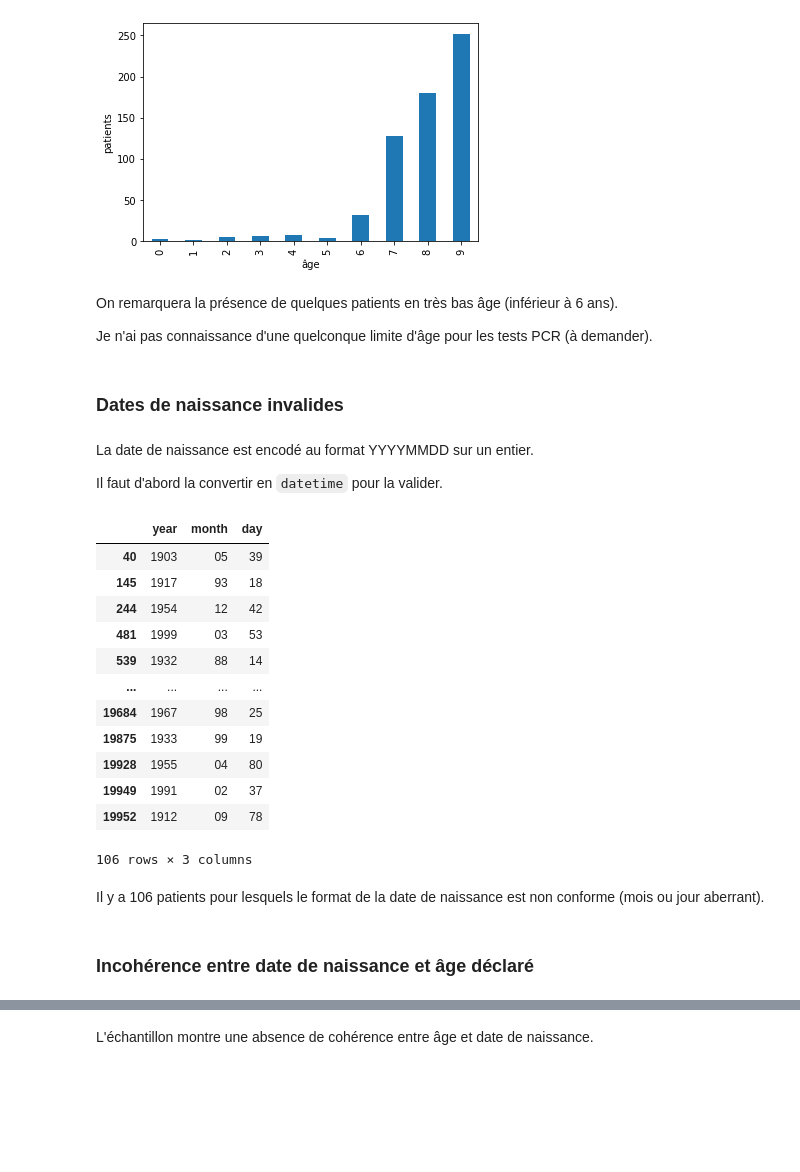
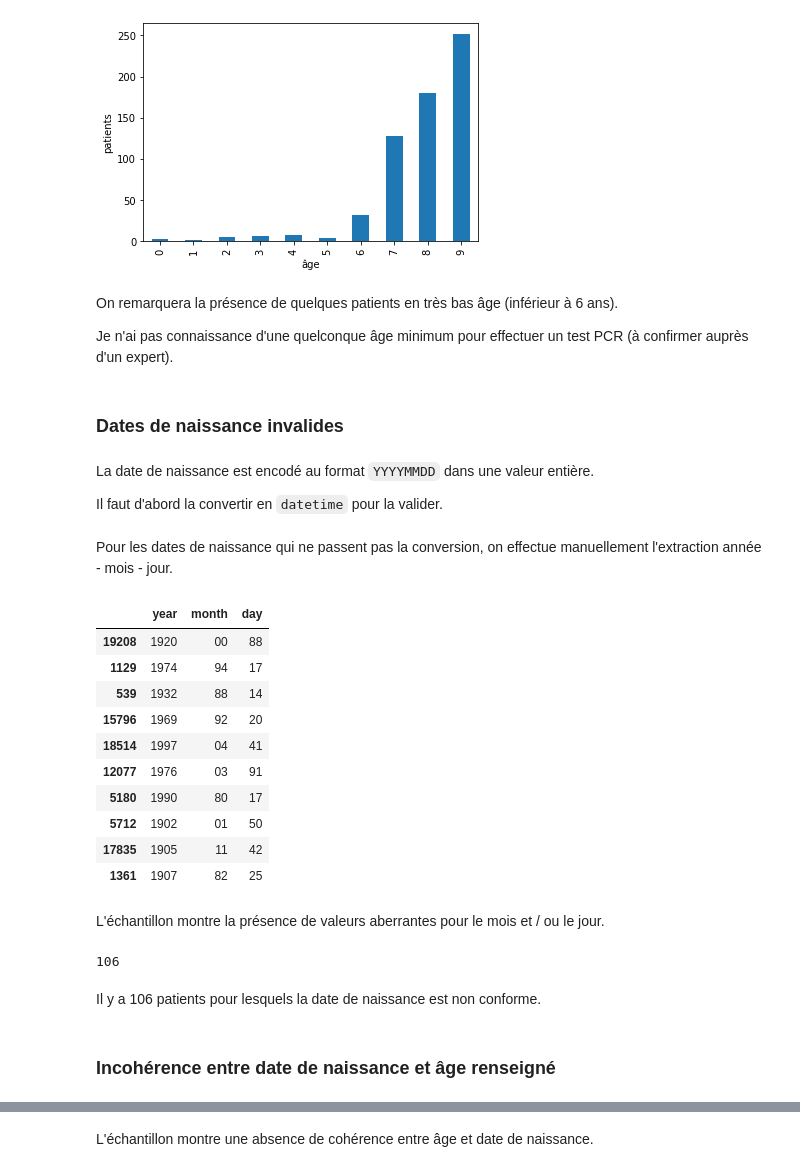
Before and after one commit to ghisvail/inria-aphp-assignment, a Jupyter notebook: qa.ipynb, the cells around one changed output, grey strips where cells are left out. Saved outputs shown, nothing was run; the diff lists cells and outputs as text; code cells hidden in the pictures; blank space fills up the shorter version.

```diff
--- a/qa.ipynb
+++ b/qa.ipynb
@@ -275,10 +273,10 @@ df_patient[df_patient.age < 10].age.value_counts().sort_index().plot.bar(xlabel=
 # %% [markdown]
 On remarquera la présence de quelques patients en très bas âge (inférieur à 6 ans).
 
-Je n'ai pas connaissance d'une quelconque limite d'âge pour les tests PCR (à demander).
+Je n'ai pas connaissance d'une quelconque âge minimum pour effectuer un test PCR (à confirmer auprès d'un expert).
 # %% [markdown]
 ### Dates de naissance invalides
 # %% [markdown]
-La date de naissance est encodé au format YYYYMMDD sur un entier.
+La date de naissance est encodé au format `YYYYMMDD` dans une valeur entière.
 
 Il faut d'abord la convertir en `datetime` pour la valider.
@@ -285,30 +287,32 @@ Il faut d'abord la convertir en `datetime` pour la valider.
+# %% [markdown]
+Pour les dates de naissance qui ne passent pas la conversion, on effectue manuellement l'extraction année - mois - jour.
 # %%
-from pandas import to_datetime
-
-dob_datetime = to_datetime(df_patient.date_of_birth, format="%Y%M%d", errors="coerce")
-
 dob_invalid = df_patient[dob_datetime.isna()].date_of_birth.dropna().astype(str).str.extract(
     r"(\d{4})(\d{2})(\d{2})", expand=True).rename(columns={0: "year", 1: "month", 2: "day"})
 
-dob_invalid
+dob_invalid.sample(10, random_state=42)
 # %% [output]
 |  | year | month | day |
-| 40 | 1903 | 05 | 39 |
-| 145 | 1917 | 93 | 18 |
-| 244 | 1954 | 12 | 42 |
-| 481 | 1999 | 03 | 53 |
+| 19208 | 1920 | 00 | 88 |
+| 1129 | 1974 | 94 | 17 |
 | 539 | 1932 | 88 | 14 |
-| ... | ... | ... | ... |
-| 19684 | 1967 | 98 | 25 |
-| 19875 | 1933 | 99 | 19 |
-| 19928 | 1955 | 04 | 80 |
-| 19949 | 1991 | 02 | 37 |
-| 19952 | 1912 | 09 | 78 |
+| 15796 | 1969 | 92 | 20 |
+| 18514 | 1997 | 04 | 41 |
+| 12077 | 1976 | 03 | 91 |
+| 5180 | 1990 | 80 | 17 |
+| 5712 | 1902 | 01 | 50 |
+| 17835 | 1905 | 11 | 42 |
+| 1361 | 1907 | 82 | 25 |
-106 rows × 3 columns
+# %% [markdown]
+L'échantillon montre la présence de valeurs aberrantes pour le mois et / ou le jour.
+# %%
+len(dob_invalid)
+# %% [output]
+106
 # %% [markdown]
-Il y a 106 patients pour lesquels le format de la date de naissance est non conforme (mois ou jour aberrant).
+Il y a 106 patients pour lesquels la date de naissance est non conforme.
 # %% [markdown]
-### Incohérence entre date de naissance et âge déclaré
+### Incohérence entre date de naissance et âge renseigné
 # %%
 from pandas import Timestamp
 
```
Also changed, not shown: parts of 25 cells of this notebook.
